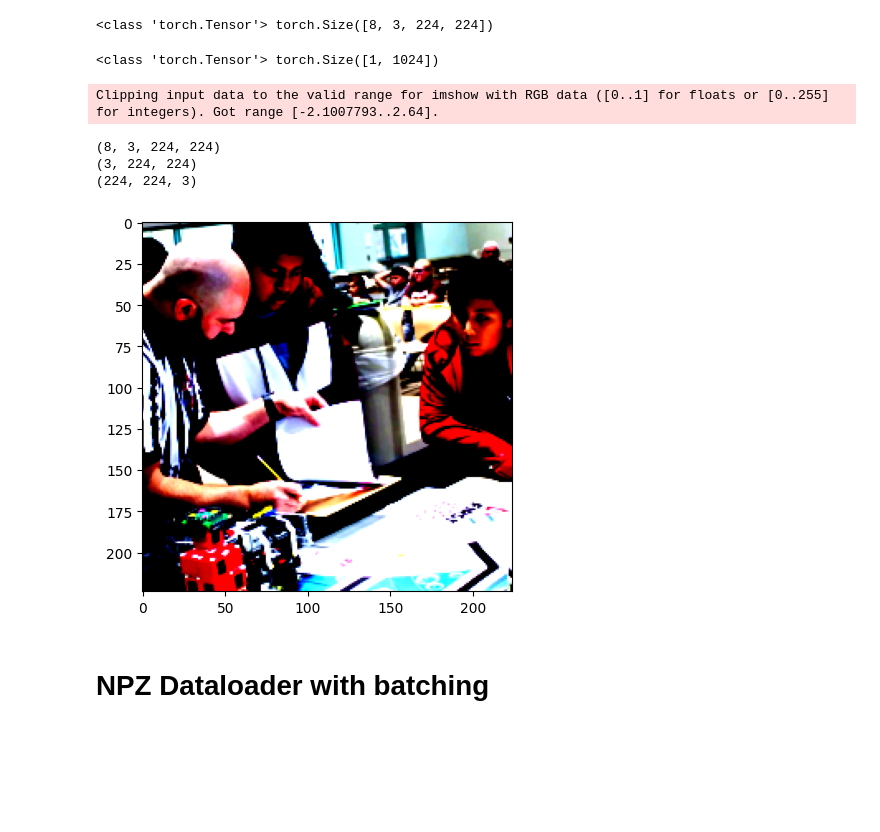
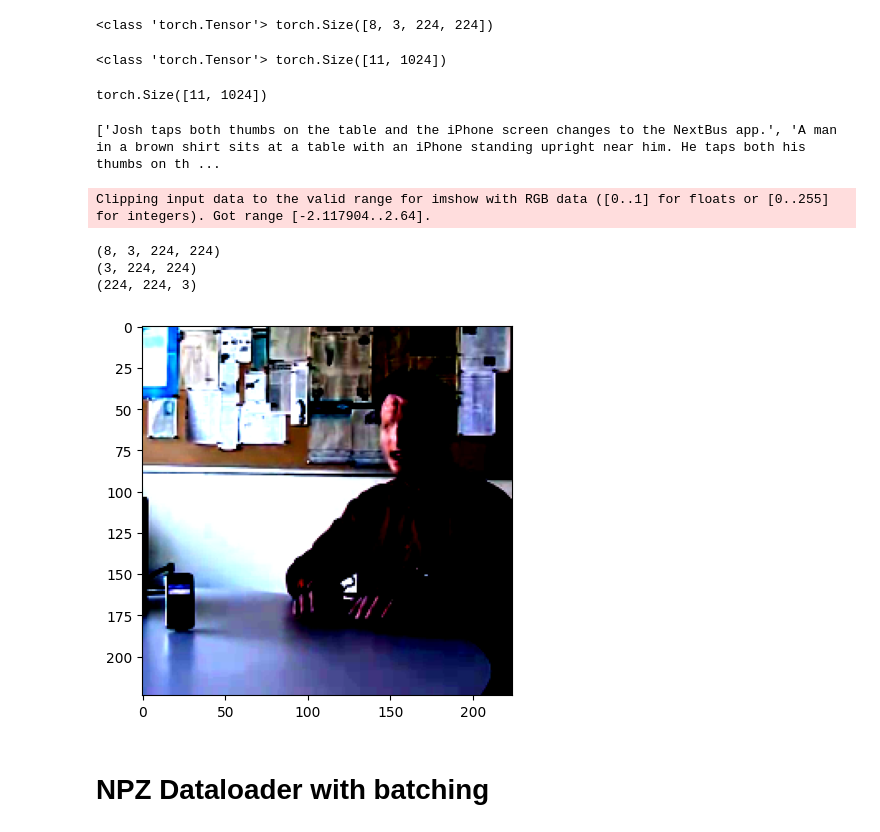
Before and after one commit to GioJung97/TimesGPT, a Jupyter notebook: npz_dataset_explore.ipynb, the cells around one changed output. Drawn from its saved outputs; the diff is of its cells as text; code cells hidden in the pictures; blank space fills up the shorter version.

Commit message:
added gpt-4o-captions to data sample instance data structure

```diff
--- a/npz_dataset_explore.ipynb
+++ b/npz_dataset_explore.ipynb
@@ -14,7 +16,10 @@ device = "cuda" if torch.cuda.is_available() else "cpu"
 # %% [markdown]
 # NPZ Files
 # %%
+
 npz_file = '/data2/juve/dataset/youdescribe/npz_datasets/YD3_8_frames/train/FldgzyEOSH8_373115_380731.npz'
+npz_file = "/data2/juve/dataset/youdescribe/npz_datasets/YD3_8_frames/G_QWtUFFAFQ_100000_110000_58e7cf3e46e13dfd851a2932.npz"
+npz_file = "/data2/juve/dataset/youdescribe/npz_datasets/YD3_8_frames/G_QWtUFFAFQ_119000_129000_58e7cf3e46e13dfd851a290c.npz"
 npz_data = np.load(npz_file)
 npz_data.files
 # %% [output]
@@ -28,26 +33,34 @@ print(type(processed_images), processed_images.shape)
 processed_captions = torch.from_numpy(npz_data['arr_1'])
 print(type(processed_captions), processed_captions.shape)
 # %% [output]
-<class 'torch.Tensor'> torch.Size([1, 1024])
+<class 'torch.Tensor'> torch.Size([11, 1024])
+# %%
+print(processed_captions.shape)
+# %% [output]
+torch.Size([11, 1024])
+# %%
+print(tokenizer.batch_decode(processed_captions, skip_special_tokens=True))
+# %% [output]
+['Josh taps both thumbs on the table and the iPhone screen changes to the NextBus app.', 'A man in a brown shirt sits at a table with an iPhone standing upright near him. He taps both his thumbs on th ...
 # %%
 import matplotlib.pyplot as plt
 
 np_images = processed_images.detach().numpy()
-an_image = np_images[4]
+an_image = np_images[6]
 print(np_images.shape)
 print(an_image.shape)
 
 # Transpose channels last to give to imshow
 first_image_channel_last = np.transpose(an_image, (1, 2, 0))
 print(first_image_channel_last.shape)
 plt.imshow(first_image_channel_last)
 plt.show()
 # %% [output]
-Clipping input data to the valid range for imshow with RGB data ([0..1] for floats or [0..255] for integers). Got range [-2.1007793..2.64].
+Clipping input data to the valid range for imshow with RGB data ([0..1] for floats or [0..255] for integers). Got range [-2.117904..2.64].
 (8, 3, 224, 224)
 (3, 224, 224)
 (224, 224, 3)
-[figure, old version]
+[figure, new version]
 # %% [markdown]
 # NPZ Dataloader with batching
 # %%
```
Also changed, not shown: parts of 4 cells of this notebook, 1 other file.
